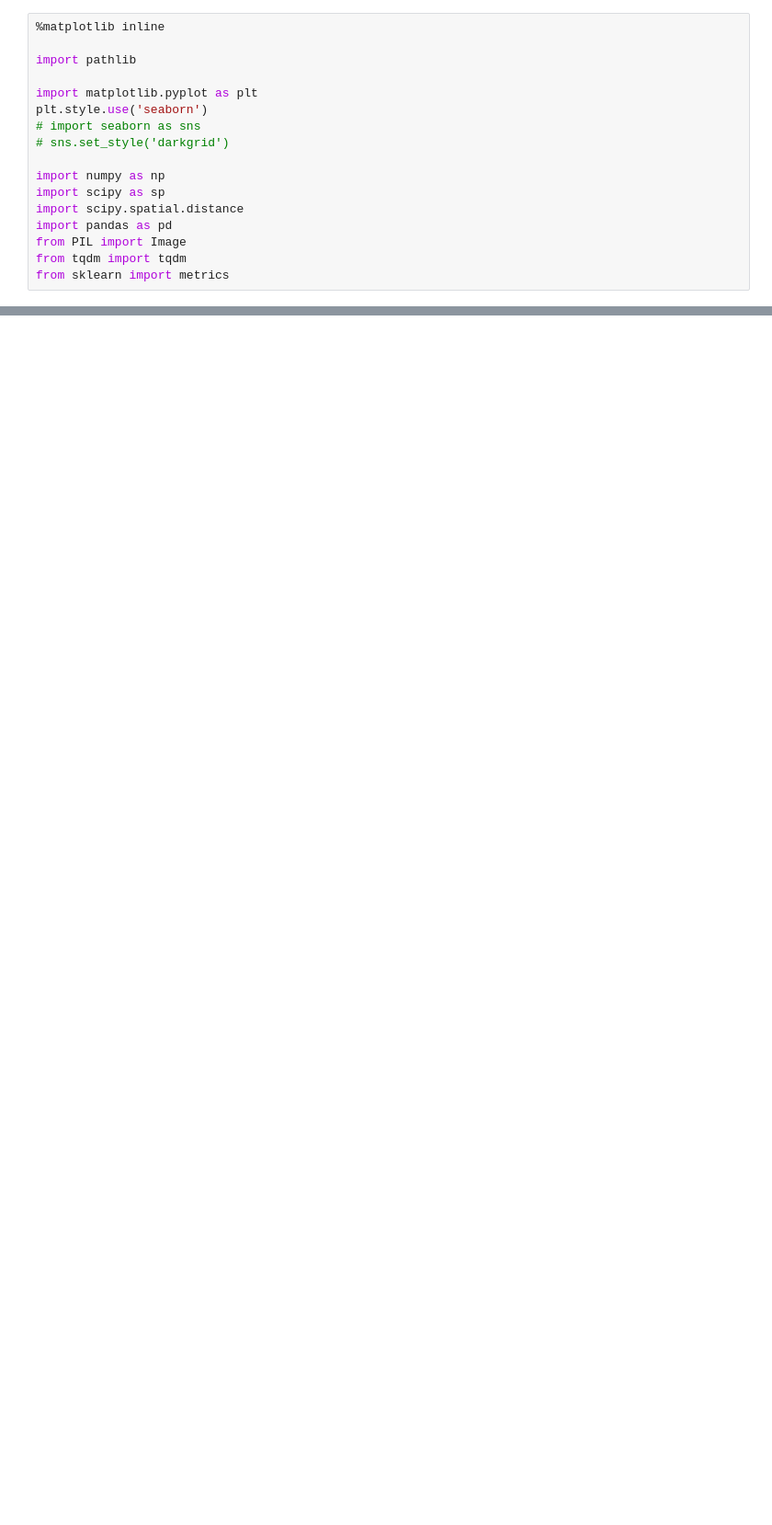
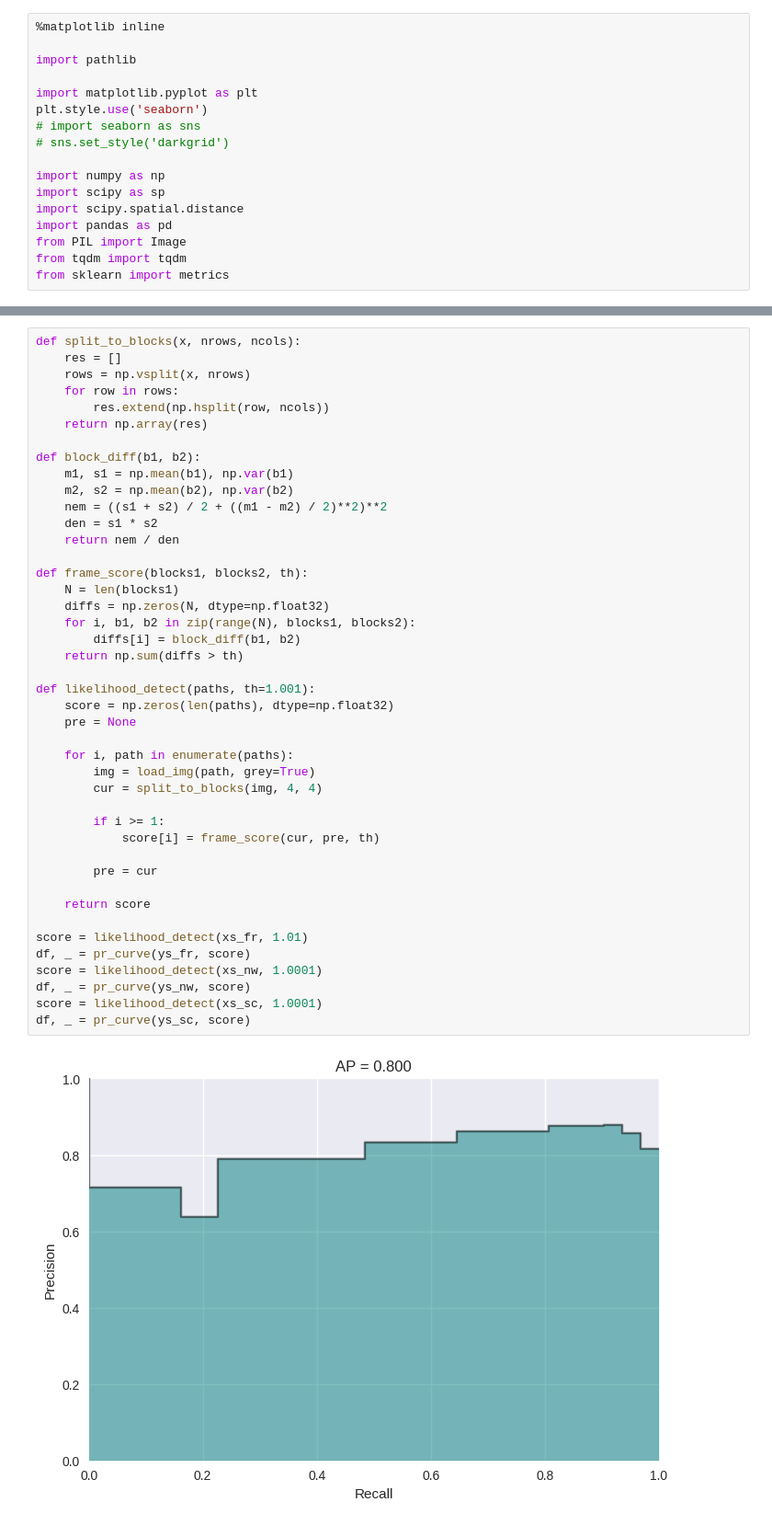
Before and after one commit to amoshyc/ccu-multimedia, a Jupyter notebook: hw1/main.ipynb, the cells around one changed output, grey strips where cells are left out. Shown at 92% size. Saved outputs shown, nothing was run; the diff lists cells and outputs as text; blank space fills up the shorter version.

Commit message:
Add likelihood method

```diff
--- a/hw1/main.ipynb
+++ b/hw1/main.ipynb
@@ -101,0 +120,45 @@ _ = pr_curve(ys, L2_score)
+# %%
+def split_to_blocks(x, nrows, ncols):
+    res = []
+    rows = np.vsplit(x, nrows)
+    for row in rows:
+        res.extend(np.hsplit(row, ncols))
+    return np.array(res)
+
+def block_diff(b1, b2):
+    m1, s1 = np.mean(b1), np.var(b1)
+    m2, s2 = np.mean(b2), np.var(b2)
+    nem = ((s1 + s2) / 2 + ((m1 - m2) / 2)**2)**2
+    den = s1 * s2
+    return nem / den
+
+def frame_score(blocks1, blocks2, th):
+    N = len(blocks1)
+    diffs = np.zeros(N, dtype=np.float32)
+    for i, b1, b2 in zip(range(N), blocks1, blocks2):
+        diffs[i] = block_diff(b1, b2)
+    return np.sum(diffs > th)
+
+def likelihood_detect(paths, th=1.001):
+    score = np.zeros(len(paths), dtype=np.float32)
+    pre = None
+
+    for i, path in enumerate(paths):
+        img = load_img(path, grey=True)
+        cur = split_to_blocks(img, 4, 4)
+
+        if i >= 1:
+            score[i] = frame_score(cur, pre, th)
+
+        pre = cur
+
+    return score
+
+score = likelihood_detect(xs_fr, 1.01)
+df, _ = pr_curve(ys_fr, score)
+score = likelihood_detect(xs_nw, 1.0001)
+df, _ = pr_curve(ys_nw, score)
+score = likelihood_detect(xs_sc, 1.0001)
+df, _ = pr_curve(ys_sc, score)
+# %% [output]
+[figure, added]
```
Also changed, not shown: parts of 5 cells of this notebook.
